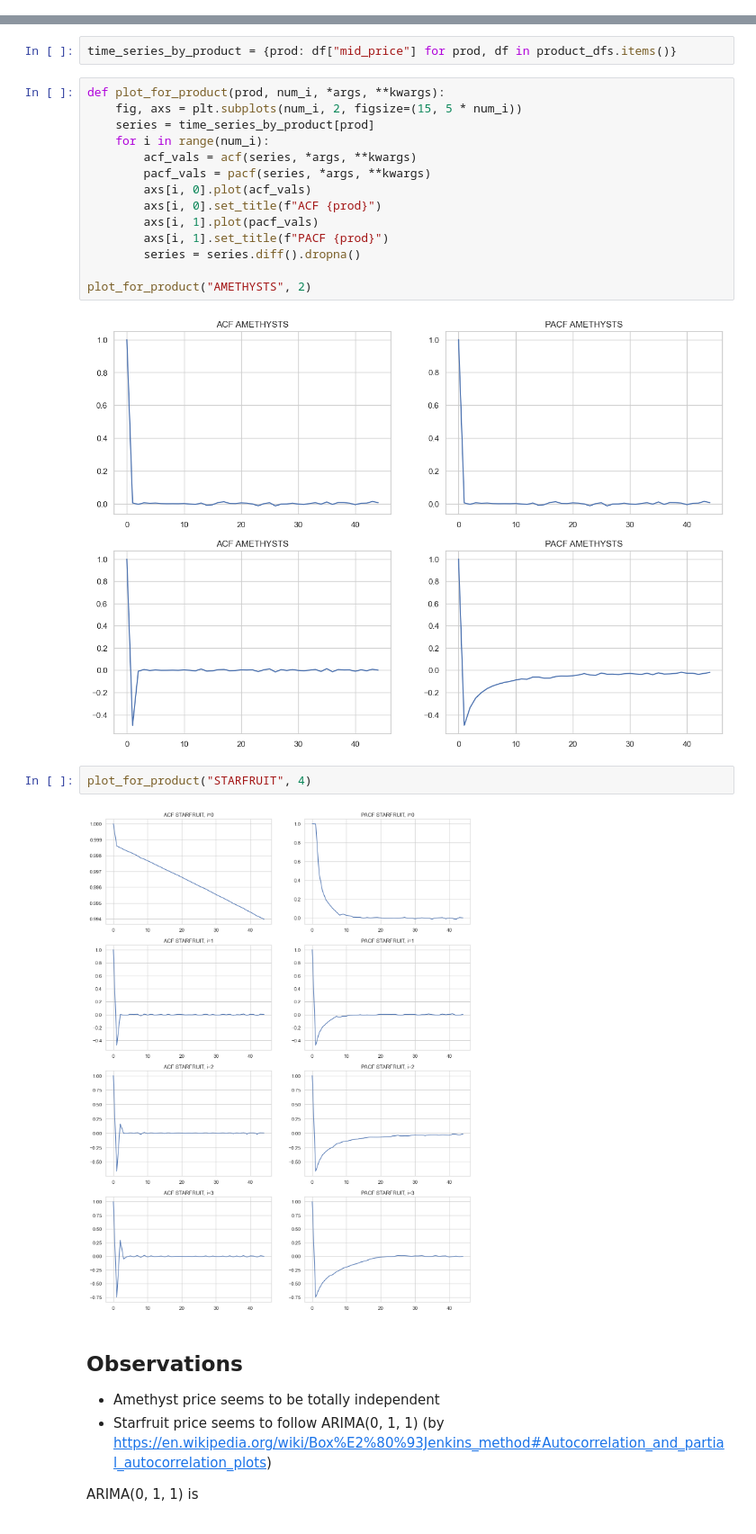
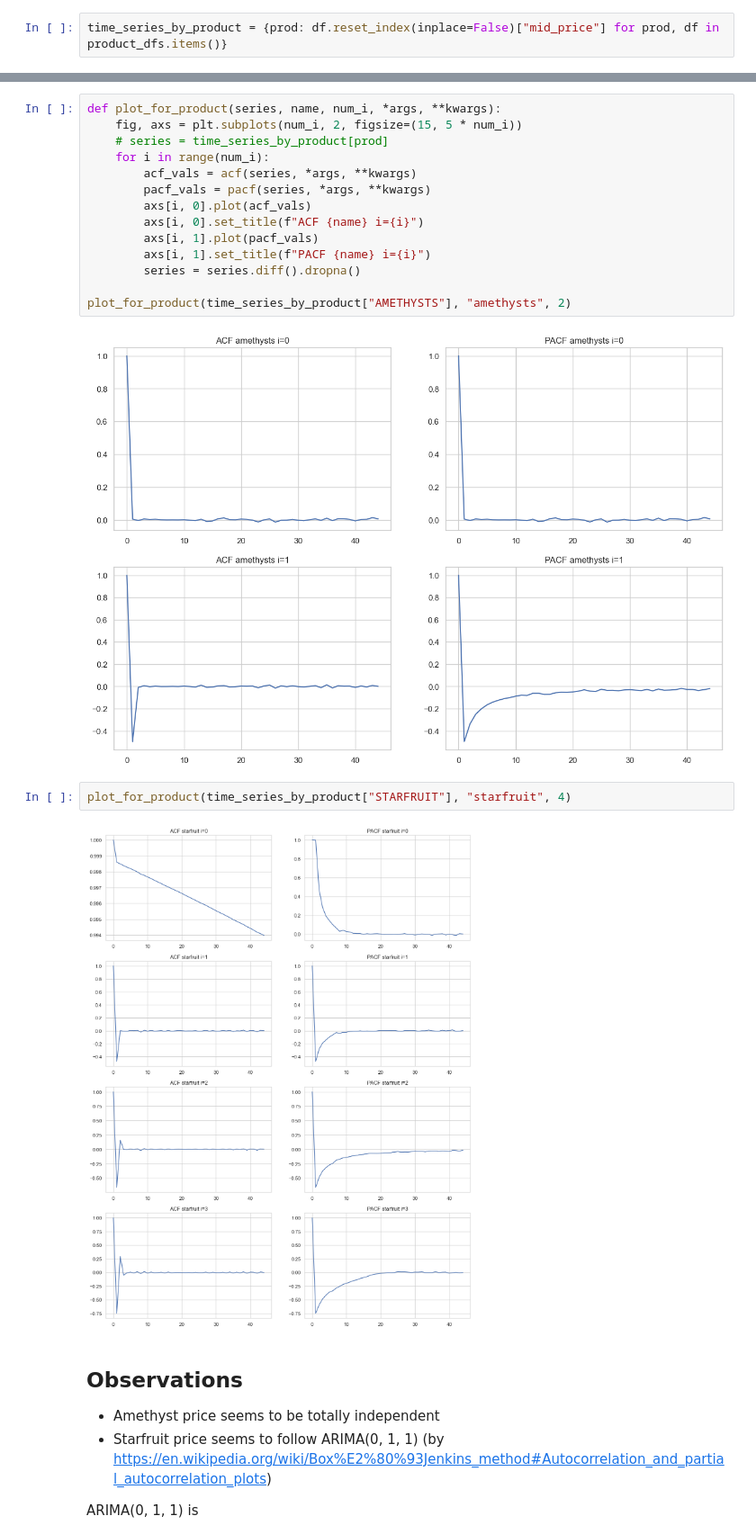
Before and after one commit to dakshox/Prosperity, a Jupyter notebook: first-round/thien-work/autocorr.ipynb, the cells around one changed output, grey strips where cells are left out. Shown at 90% size. Drawn from its saved outputs; the diff is of its cells as text.

```diff
--- a/first-round/thien-work/autocorr.ipynb
+++ b/first-round/thien-work/autocorr.ipynb
@@ -45,4 +46,6 @@ product_dfs["AMETHYSTS"]
 | 59997 | 0 | 999800 | AMETHYSTS | 9995 | 27 | NaN | NaN | NaN | ... |
 | 59999 | 0 | 999900 | AMETHYSTS | 9996 | 2 | 9995.0 | 21.0 | NaN | ... |
 30000 rows × 17 columns
+# %%
+time_series_by_product = {prod: df.reset_index(inplace=False)["mid_price"] for prod, df in product_dfs.items()}
 # %%
@@ -61,28 +69,26 @@ product_dfs["AMETHYSTS"].plot(y="mid_price")
 - Amethysts mid_prices are independent
 # %% [markdown]
 ### Plot ACF/PACF
-# %%
-time_series_by_product = {prod: df["mid_price"] for prod, df in product_dfs.items()}
 # %%
-def plot_for_product(prod, num_i, *args, **kwargs):
+def plot_for_product(series, name, num_i, *args, **kwargs):
     fig, axs = plt.subplots(num_i, 2, figsize=(15, 5 * num_i))
-    series = time_series_by_product[prod]
+    # series = time_series_by_product[prod]
     for i in range(num_i):
         acf_vals = acf(series, *args, **kwargs)
         pacf_vals = pacf(series, *args, **kwargs)
         axs[i, 0].plot(acf_vals)
-        axs[i, 0].set_title(f"ACF {prod}")
+        axs[i, 0].set_title(f"ACF {name} i={i}")
         axs[i, 1].plot(pacf_vals)
-        axs[i, 1].set_title(f"PACF {prod}")
+        axs[i, 1].set_title(f"PACF {name} i={i}")
         series = series.diff().dropna()
 
-plot_for_product("AMETHYSTS", 2)
+plot_for_product(time_series_by_product["AMETHYSTS"], "amethysts", 2)
 # %% [output]
 [figure]
 # %%
-plot_for_product("STARFRUIT", 4)
+plot_for_product(time_series_by_product["STARFRUIT"], "starfruit", 4)
 # %% [output]
-[figure, old version]
+[figure, new version]
 # %% [markdown]
 ## Observations
 
```
Also changed, not shown: parts of 16 cells of this notebook, 5 other files.
